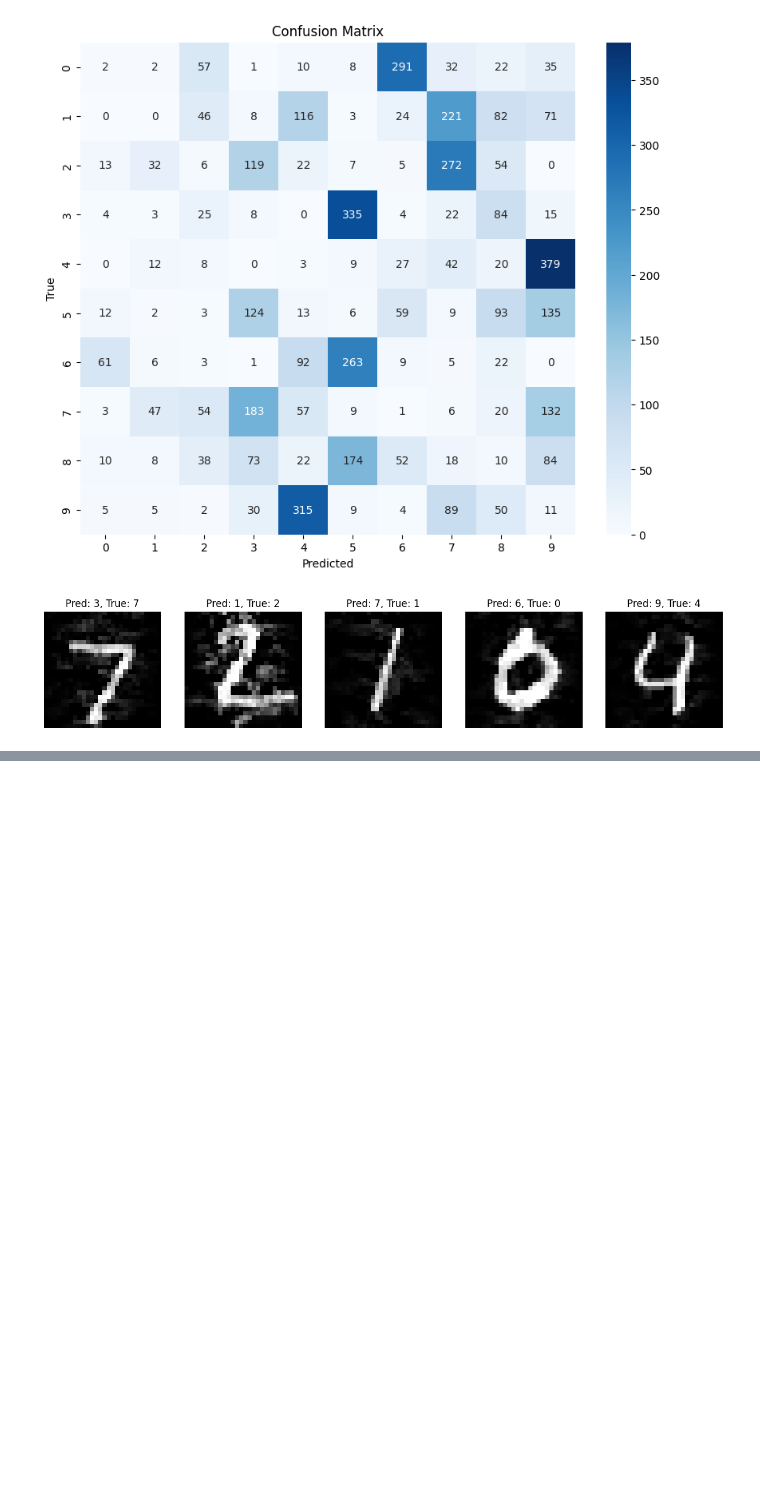
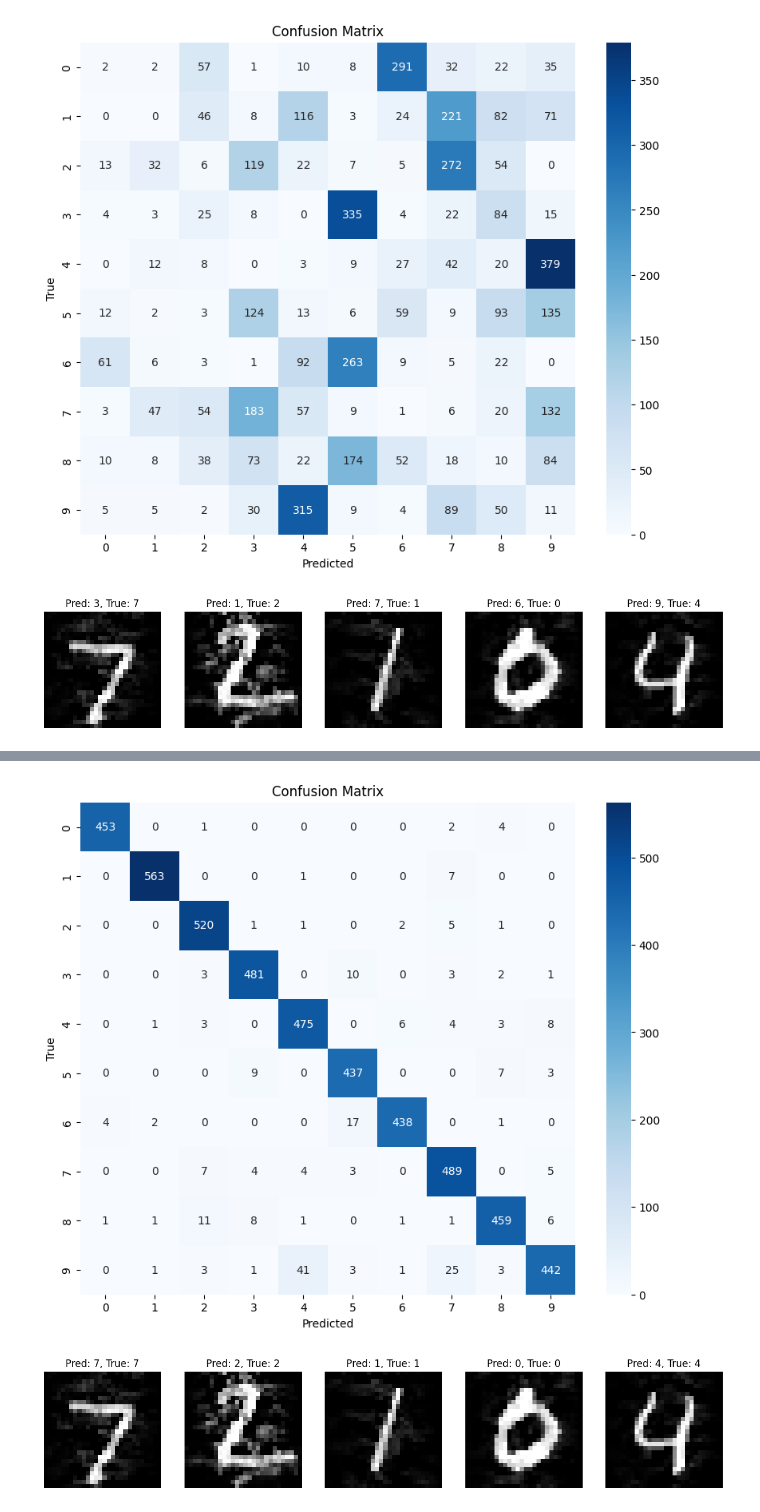
Before and after one commit to josephad2001/AdversarialRobustnessML, a Jupyter notebook: AttackMethods/CW.ipynb, the cells around one changed output, grey strips where cells are left out. Saved outputs shown, nothing was run; the diff lists cells and outputs as text; code cells hidden in the pictures; blank space fills up the shorter version.

```diff
--- a/AttackMethods/CW.ipynb
+++ b/AttackMethods/CW.ipynb
@@ -552,3 +552,51 @@ plt.show()
 Accuracy on perturbed dataset: 1.22%
 [figure]
 [figure]
+# %%
+import numpy as np
+import tensorflow as tf
+import matplotlib.pyplot as plt
+import seaborn as sns
+from sklearn.metrics import confusion_matrix
+
+# Load the perturbed dataset
+perturbed_data = np.load('perturbed_mnist_LENET_CW_test.npz')
+perturbed_images = perturbed_data['images']
+perturbed_labels = perturbed_data['labels']
+
+# Load the FCN model
+fcn_model = tf.keras.models.load_model("../Models/Mnist/mnist_model_LENET_V2.karas")
+
+# Perform inference on the perturbed images
+predictions = fcn_model.predict(perturbed_images)
+
+# Get the predicted labels
+predicted_labels = np.argmax(predictions, axis=1)
+
+# Evaluate the accuracy
+accuracy = np.mean(np.equal(predicted_labels, perturbed_labels))
+print(f'Accuracy on perturbed dataset: {accuracy * 100:.2f}%')
+
+# Calculate the confusion matrix
+conf_matrix = confusion_matrix(perturbed_labels, predicted_labels)
+class_names = [str(i) for i in range(10)]  # Assuming you have 10 classes (adjust if needed)
+
+# Create a heatmap using Seaborn
+plt.figure(figsize=(10, 8))
+sns.heatmap(conf_matrix, annot=True, fmt='d', cmap='Blues', xticklabels=class_names, yticklabels=class_names)
+plt.title('Confusion Matrix')
+plt.xlabel('Predicted')
+plt.ylabel('True')
+plt.show()
+
+# Display some examples
+num_examples = 5
+plt.figure(figsize=(15, 4))
+for i in range(num_examples):
+    plt.subplot(1, num_examples, i + 1)
+    plt.imshow(perturbed_images[i].reshape(28, 28), cmap='gray')
+    plt.title(f'Pred: {predicted_labels[i]}, True: {perturbed_labels[i]}')
+    plt.axis('off')
+
+plt.show()
+# %% [output]
@@ -554,0 +605,2 @@ Accuracy on perturbed dataset: 1.22%
+[figure, added]
+[figure, added]
```
Also changed, not shown: parts of 2 cells of this notebook, 13 other files.
